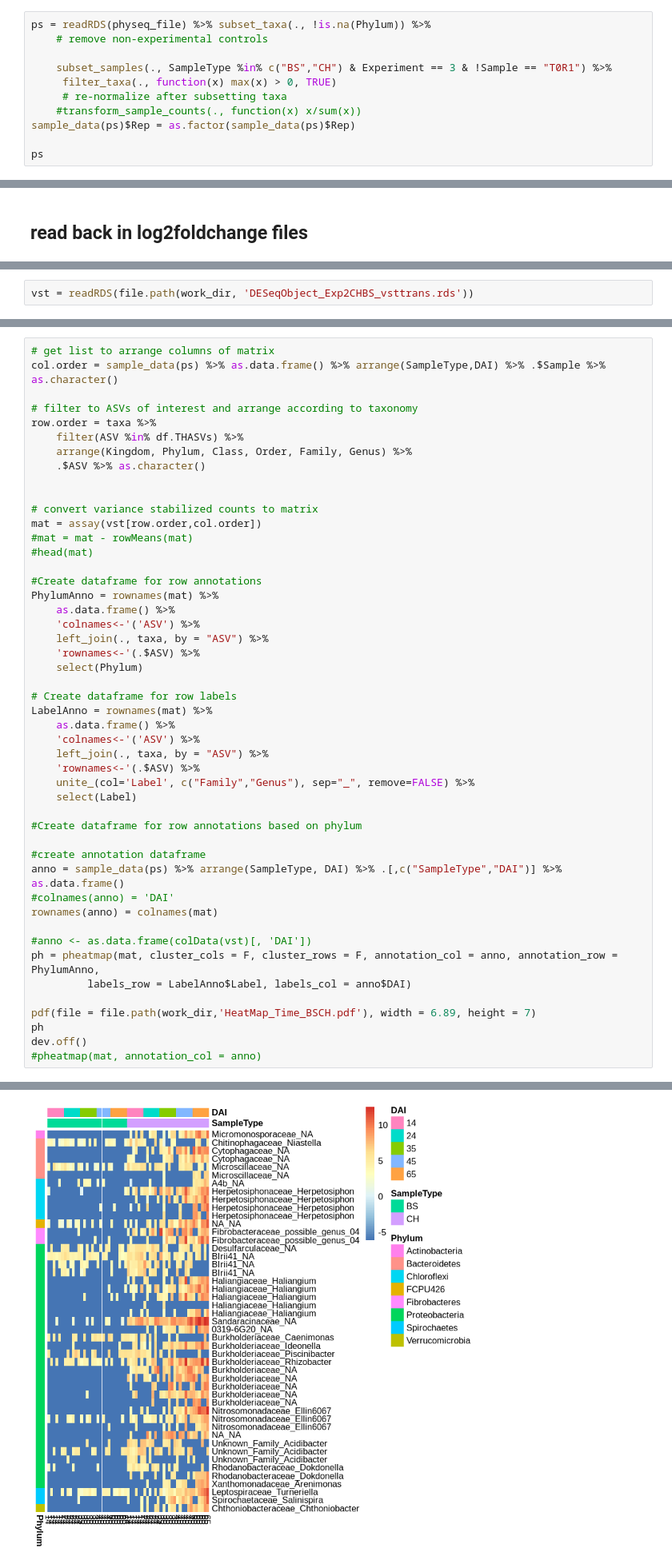
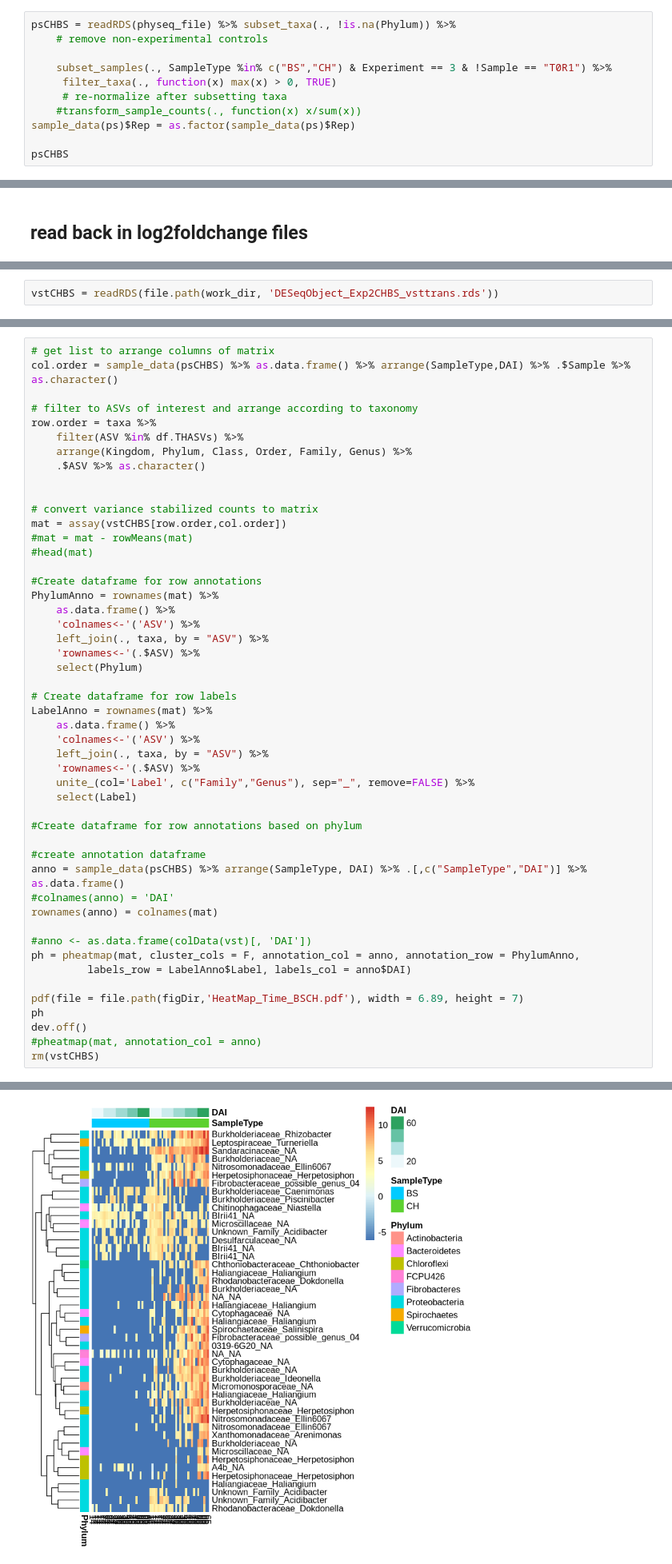
Before and after one commit to bdemmett/Hyphosphere, a Jupyter notebook: notebooks/MiSeqRuns/3Exp-Heatmap-wTime.ipynb, the cells around one changed output, grey strips where cells are left out. Shown at 80% size. Drawn from its saved outputs; the diff is of its cells as text.

Commit message:
tree figure edits

```diff
--- a/notebooks/MiSeqRuns/3Exp-Heatmap-wTime.ipynb
+++ b/notebooks/MiSeqRuns/3Exp-Heatmap-wTime.ipynb
@@ -38,7 +38,7 @@ theme_pub = function (base_size = 11, base_family = "Arial")
                 colour = NA), complete = TRUE)
     }
 # %%
-ps = readRDS(physeq_file) %>% subset_taxa(., !is.na(Phylum)) %>%
+psCHBS = readRDS(physeq_file) %>% subset_taxa(., !is.na(Phylum)) %>%
     # remove non-experimental controls
 
     subset_samples(., SampleType %in% c("BS","CH") & Experiment == 3 & !Sample == "T0R1") %>%
@@ -47,7 +47,7 @@ ps = readRDS(physeq_file) %>% subset_taxa(., !is.na(Phylum)) %>%
     #transform_sample_counts(., function(x) x/sum(x))
 sample_data(ps)$Rep = as.factor(sample_data(ps)$Rep)
 
-ps
+psCHBS
 # %% [output]
 phyloseq-class experiment-level object
 otu_table()   OTU Table:         [ 10686 taxa and 59 samples ]
@@ -140,2 +174,2 @@ Warning message in DESeqDataSet(se, design = design, ignoreRank):
 # %%
-vst = readRDS(file.path(work_dir, 'DESeqObject_Exp2CHBS_vsttrans.rds'))
+vstCHBS = readRDS(file.path(work_dir, 'DESeqObject_Exp2CHBS_vsttrans.rds'))
@@ -152,6 +176,6 @@ taxa %>% head
 # %%
 # get list to arrange columns of matrix
-col.order = sample_data(ps) %>% as.data.frame() %>% arrange(SampleType,DAI) %>% .$Sample %>% as.character()
+col.order = sample_data(psCHBS) %>% as.data.frame() %>% arrange(SampleType,DAI) %>% .$Sample %>% as.character()
 
 # filter to ASVs of interest and arrange according to taxonomy
 row.order = taxa %>%
@@ -161,7 +185,7 @@ row.order = taxa %>%
 
 
 # convert variance stabilized counts to matrix
-mat = assay(vst[row.order,col.order])
+mat = assay(vstCHBS[row.order,col.order])
 #mat = mat - rowMeans(mat)
 #head(mat)
 
@@ -175,37 +199,38 @@ PhylumAnno = rownames(mat) %>%
 
 # Create dataframe for row labels
 LabelAnno = rownames(mat) %>%
     as.data.frame() %>%
     'colnames<-'('ASV') %>%
     left_join(., taxa, by = "ASV") %>%
     'rownames<-'(.$ASV) %>%
     unite_(col='Label', c("Family","Genus"), sep="_", remove=FALSE) %>%
     select(Label)
 
 #Create dataframe for row annotations based on phylum
 
 #create annotation dataframe
-anno = sample_data(ps) %>% arrange(SampleType, DAI) %>% .[,c("SampleType","DAI")] %>% as.data.frame()
+anno = sample_data(psCHBS) %>% arrange(SampleType, DAI) %>% .[,c("SampleType","DAI")] %>% as.data.frame()
 #colnames(anno) = 'DAI'
 rownames(anno) = colnames(mat)
 
 #anno <- as.data.frame(colData(vst)[, 'DAI'])
-ph = pheatmap(mat, cluster_cols = F, cluster_rows = F, annotation_col = anno, annotation_row = PhylumAnno,
+ph = pheatmap(mat, cluster_cols = F, annotation_col = anno, annotation_row = PhylumAnno,
          labels_row = LabelAnno$Label, labels_col = anno$DAI)
 
-pdf(file = file.path(work_dir,'HeatMap_Time_BSCH.pdf'), width = 6.89, height = 7)
+pdf(file = file.path(figDir,'HeatMap_Time_BSCH.pdf'), width = 6.89, height = 7)
 ph
 dev.off()
 #pheatmap(mat, annotation_col = anno)
+rm(vstCHBS)
 # %% [output]
 Warning message in class(x) <- c(subclass, tibble_class):
 “Setting class(x) to multiple strings ("tbl_df", "tbl", ...); result will no longer be an S4 object”Warning message:
 “Column `ASV` joining factor and character vector, coercing into character vector”Warning message:
 “Column `ASV` joining factor and character vector, coercing into character vector”Warning message in class(x) <- c(subclass, tibble_class):
 “Setting class(x) to multiple strings ("tbl_df", "tbl", ...); result will no longer be an S4 object”
 png
   2
-[figure, old version]
+[figure, new version]
 # %%
 head(anno)
 # %% [output]
```
Also changed, not shown: parts of 12 cells of this notebook, 1 other file.
